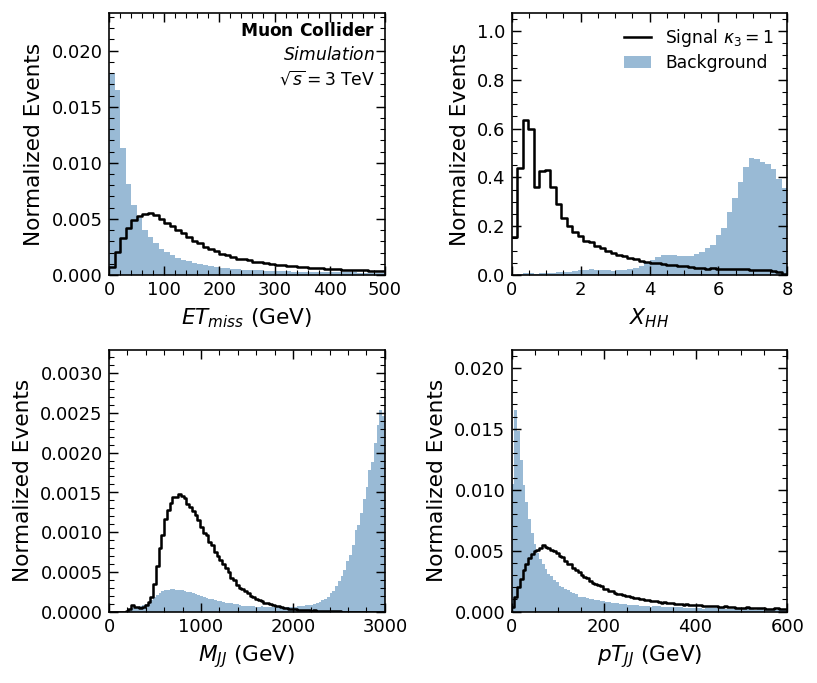
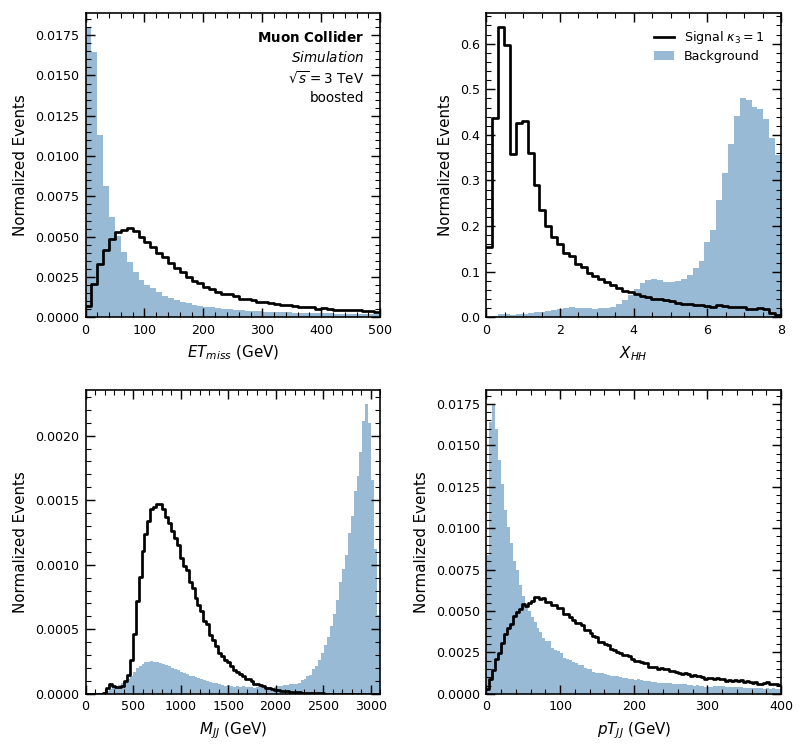
Code edit (unified diff) that turned the first committed figure into the second:
--- before
+++ after
@@ -13,6 +13,6 @@
     (r"$ET_{miss} ~\rm{(GeV)}$", missET, (0,500), 50),
     (r"$X_{HH}$", X_HH, (0,8), 50),
-    (r"$M_{JJ}~\rm{(GeV)}$", M_JJ, (0,3000), 100),
-    (r"$pT_{JJ}~\rm{(GeV)}$", pT_JJ, (0,600), 100),
+    (r"$M_{JJ}~\rm{(GeV)}$", M_JJ, (0,3100), 100),
+    (r"$pT_{JJ}~\rm{(GeV)}$", pT_JJ, (0,400), 100),
 ]
 
@@ -20,5 +20,5 @@
 # 3. 建立畫布與迴圈繪圖
 # ==========================================
-fig, axes = plt.subplots(2, 2, figsize=(ps.FULL, ps.FULL*0.85))
+fig, axes = plt.subplots(2, 2, figsize=ps.SIZE22)
 
 for (xlbl, current_feature, (lo, hi), nb), ax in zip(PANELS, axes.flat):
@@ -53,5 +53,5 @@
     # Signal — black step
     ax.step(edges, np.r_[h_sig, h_sig[-1]], where='post',
-            color=COL_SIG, lw=1.4, label=r'Signal $\kappa_3 = 1$', zorder=2)
+            color=COL_SIG, lw=1.5, label=r'Signal $\kappa_3 = 1$', zorder=2)
 
     # -- D. 設定座標軸與標籤 --
@@ -60,5 +60,5 @@
     ax.set_xlim(lo, hi)
     top = max(h_bg.max(initial=0.0), h_sig.max(initial=0.0))
-    ax.set_ylim(0, top * 1.30)
+    ax.set_ylim(0, None)
 
 # ==========================================
@@ -66,9 +66,8 @@
 # ==========================================
 # HEP tag + legend in panel (a) / panel (b)
-axes[0, 1].set_ylim(0, axes[0, 1].get_ylim()[1] * 1.30)   # legend headroom
-ps.hep_tag(axes[0, 0], [r'$\sqrt{s} = 3$ TeV'], loc='upper right', simulation=True)
+ps.hep_tag(axes[0, 0], [r'$\sqrt{s} = 3$ TeV', 'boosted'], loc='upper right', simulation=True, fontsize=7.5)
 axes[0, 1].legend(loc='upper right')
 
-fig.tight_layout()
+fig.tight_layout(w_pad=1.5, h_pad=1.5)
 
 OUTPDF = "/data/mucollider/two_boosted/generated_fig/fig_boosted_kin.pdf"

Commit: fix the plot to fit the format